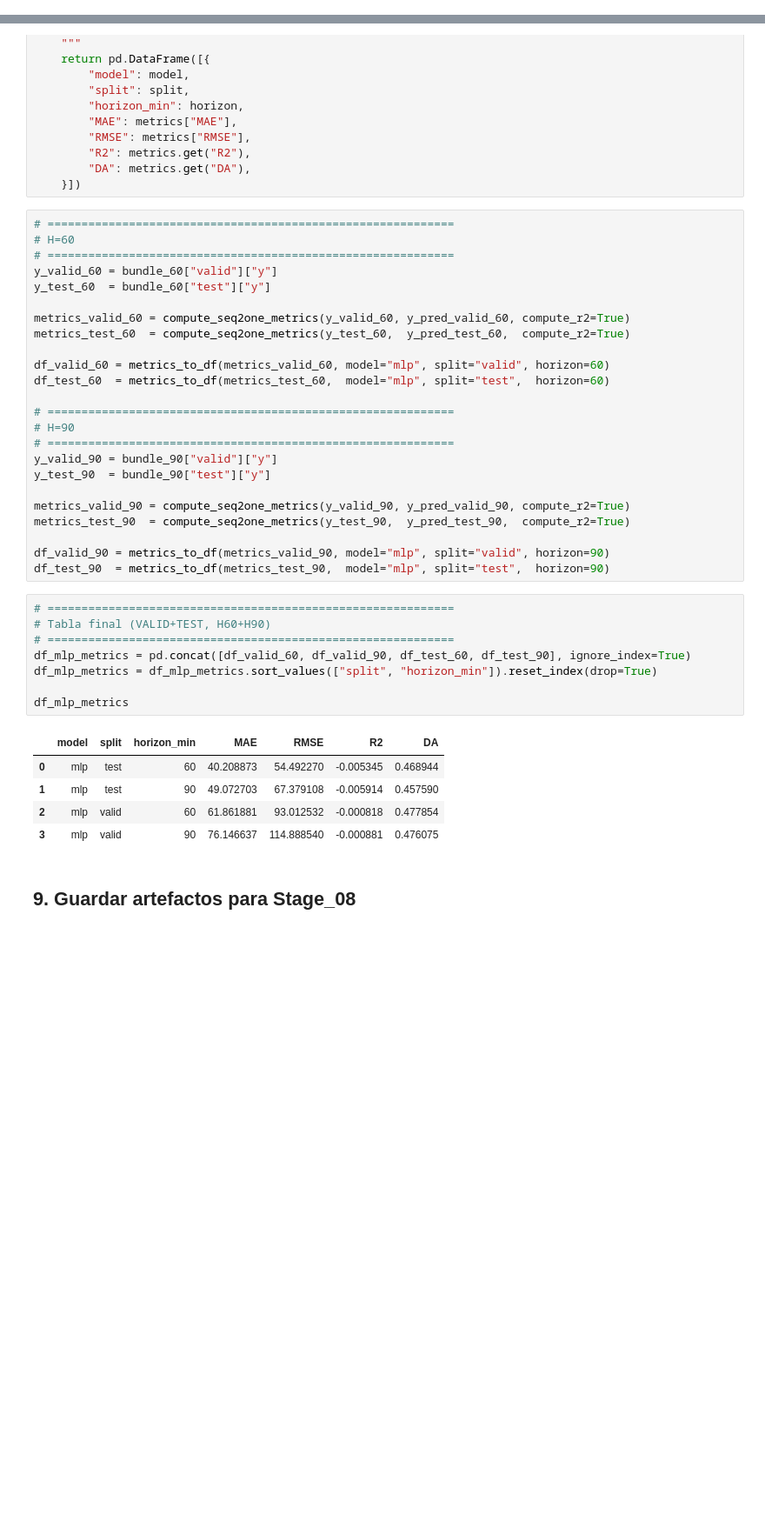
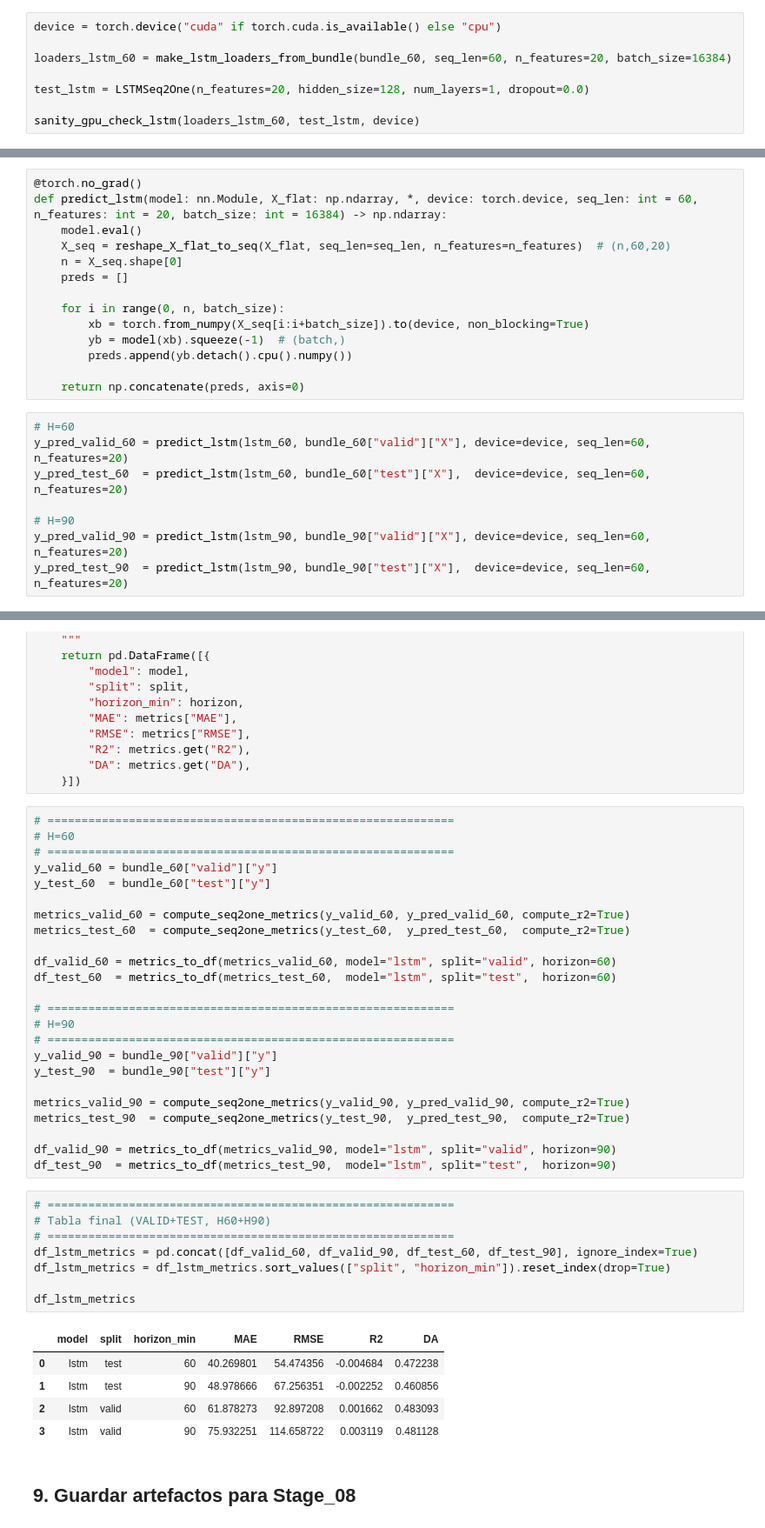
Before and after one commit to GUNAPILLCO/neural_profit, a Jupyter notebook: notebooks/stage_07_model_training/seq2one/stage_07_05_lstm_seq2one.ipynb, the cells around one changed output, grey strips where cells are left out. Shown at 87% size. Saved outputs shown, nothing was run; the diff lists cells and outputs as text; blank space fills up the shorter version.

Commit message:
LSTM básico completo

```diff
--- a/notebooks/stage_07_model_training/seq2one/stage_07_05_lstm_seq2one.ipynb
+++ b/notebooks/stage_07_model_training/seq2one/stage_07_05_lstm_seq2one.ipynb
@@ -1023,0 +1006,8 @@ y_pred_test_90 = predict_mlp(mlp_90, X_test_90, device=device)
+# %%
+device = torch.device("cuda" if torch.cuda.is_available() else "cpu")
+
+loaders_lstm_60 = make_lstm_loaders_from_bundle(bundle_60, seq_len=60, n_features=20, batch_size=16384)
+
+test_lstm = LSTMSeq2One(n_features=20, hidden_size=128, num_layers=1, dropout=0.0)
+
+sanity_gpu_check_lstm(loaders_lstm_60, test_lstm, device)
@@ -1024,3 +1088,25 @@ y_pred_test_90 = predict_mlp(mlp_90, X_test_90, device=device)
+# %%
+@torch.no_grad()
+def predict_lstm(model: nn.Module, X_flat: np.ndarray, *, device: torch.device, seq_len: int = 60, n_features: int = 20, batch_size: int = 16384) -> np.ndarray:
+    model.eval()
+    X_seq = reshape_X_flat_to_seq(X_flat, seq_len=seq_len, n_features=n_features)  # (n,60,20)
+    n = X_seq.shape[0]
+    preds = []
+
+    for i in range(0, n, batch_size):
+        xb = torch.from_numpy(X_seq[i:i+batch_size]).to(device, non_blocking=True)
+        yb = model(xb).squeeze(-1)  # (batch,)
+        preds.append(yb.detach().cpu().numpy())
+
+    return np.concatenate(preds, axis=0)
+# %%
+# H=60
+y_pred_valid_60 = predict_lstm(lstm_60, bundle_60["valid"]["X"], device=device, seq_len=60, n_features=20)
+y_pred_test_60  = predict_lstm(lstm_60, bundle_60["test"]["X"],  device=device, seq_len=60, n_features=20)
+
+# H=90
+y_pred_valid_90 = predict_lstm(lstm_90, bundle_90["valid"]["X"], device=device, seq_len=60, n_features=20)
+y_pred_test_90  = predict_lstm(lstm_90, bundle_90["test"]["X"],  device=device, seq_len=60, n_features=20)
 # %% [markdown]
 ## **8. Métricas ML**
 # %%
@@ -1049,8 +1135,8 @@ y_test_60  = bundle_60["test"]["y"]
 metrics_valid_60 = compute_seq2one_metrics(y_valid_60, y_pred_valid_60, compute_r2=True)
 metrics_test_60  = compute_seq2one_metrics(y_test_60,  y_pred_test_60,  compute_r2=True)
 
-df_valid_60 = metrics_to_df(metrics_valid_60, model="mlp", split="valid", horizon=60)
-df_test_60  = metrics_to_df(metrics_test_60,  model="mlp", split="test",  horizon=60)
+df_valid_60 = metrics_to_df(metrics_valid_60, model="lstm", split="valid", horizon=60)
+df_test_60  = metrics_to_df(metrics_test_60,  model="lstm", split="test",  horizon=60)
 
 # ============================================================
 # H=90
@@ -1061,22 +1147,22 @@ y_test_90  = bundle_90["test"]["y"]
 metrics_valid_90 = compute_seq2one_metrics(y_valid_90, y_pred_valid_90, compute_r2=True)
 metrics_test_90  = compute_seq2one_metrics(y_test_90,  y_pred_test_90,  compute_r2=True)
 
-df_valid_90 = metrics_to_df(metrics_valid_90, model="mlp", split="valid", horizon=90)
-df_test_90  = metrics_to_df(metrics_test_90,  model="mlp", split="test",  horizon=90)
+df_valid_90 = metrics_to_df(metrics_valid_90, model="lstm", split="valid", horizon=90)
+df_test_90  = metrics_to_df(metrics_test_90,  model="lstm", split="test",  horizon=90)
 # %%
 # ============================================================
 # Tabla final (VALID+TEST, H60+H90)
 # ============================================================
-df_mlp_metrics = pd.concat([df_valid_60, df_valid_90, df_test_60, df_test_90], ignore_index=True)
-df_mlp_metrics = df_mlp_metrics.sort_values(["split", "horizon_min"]).reset_index(drop=True)
+df_lstm_metrics = pd.concat([df_valid_60, df_valid_90, df_test_60, df_test_90], ignore_index=True)
+df_lstm_metrics = df_lstm_metrics.sort_values(["split", "horizon_min"]).reset_index(drop=True)
 
-df_mlp_metrics
+df_lstm_metrics
 # %% [output]
 |  | model | split | horizon_min | MAE | RMSE | R2 | DA |
-| 0 | mlp | test | 60 | 40.208873 | 54.492270 | -0.005345 | 0.468944 |
-| 1 | mlp | test | 90 | 49.072703 | 67.379108 | -0.005914 | 0.457590 |
-| 2 | mlp | valid | 60 | 61.861881 | 93.012532 | -0.000818 | 0.477854 |
-| 3 | mlp | valid | 90 | 76.146637 | 114.888540 | -0.000881 | 0.476075 |
+| 0 | lstm | test | 60 | 40.269801 | 54.474356 | -0.004684 | 0.472238 |
+| 1 | lstm | test | 90 | 48.978666 | 67.256351 | -0.002252 | 0.460856 |
+| 2 | lstm | valid | 60 | 61.878273 | 92.897208 | 0.001662 | 0.483093 |
+| 3 | lstm | valid | 90 | 75.932251 | 114.658722 | 0.003119 | 0.481128 |
 # %% [markdown]
 ## **9. Guardar artefactos para Stage_08**
 # %%
```
Also changed, not shown: parts of 41 cells of this notebook.
